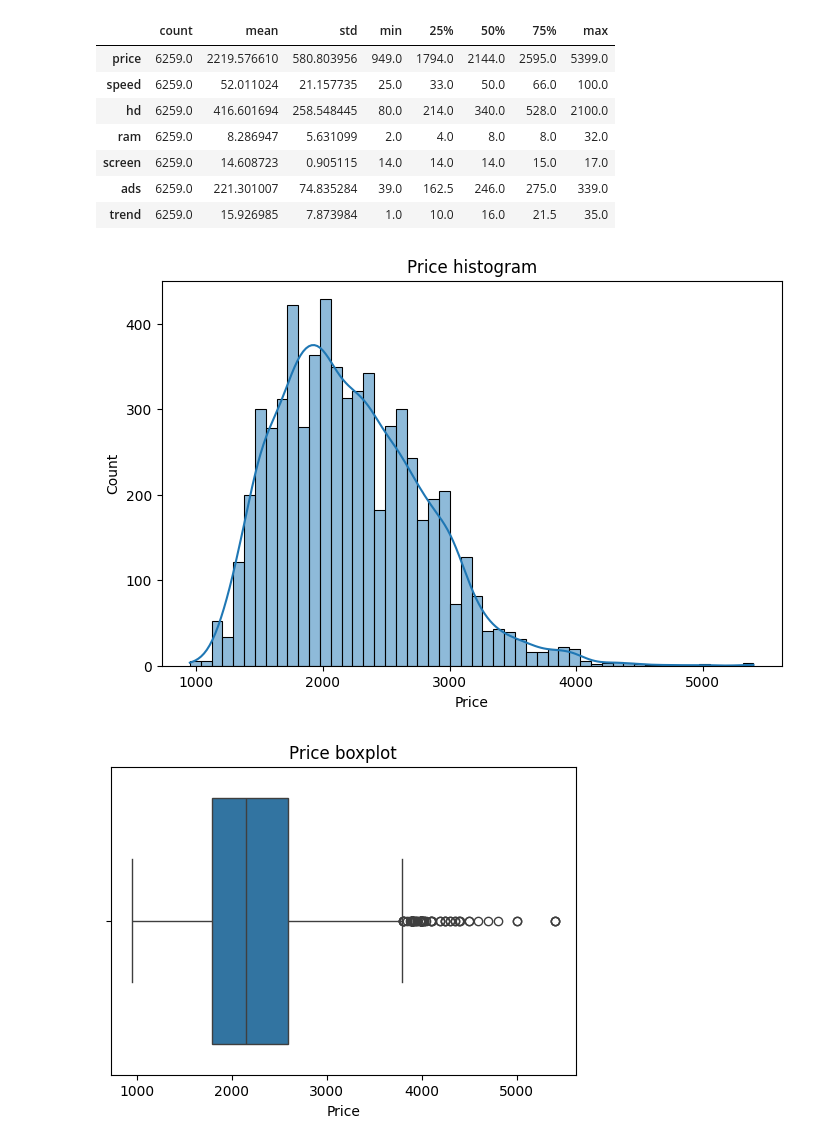
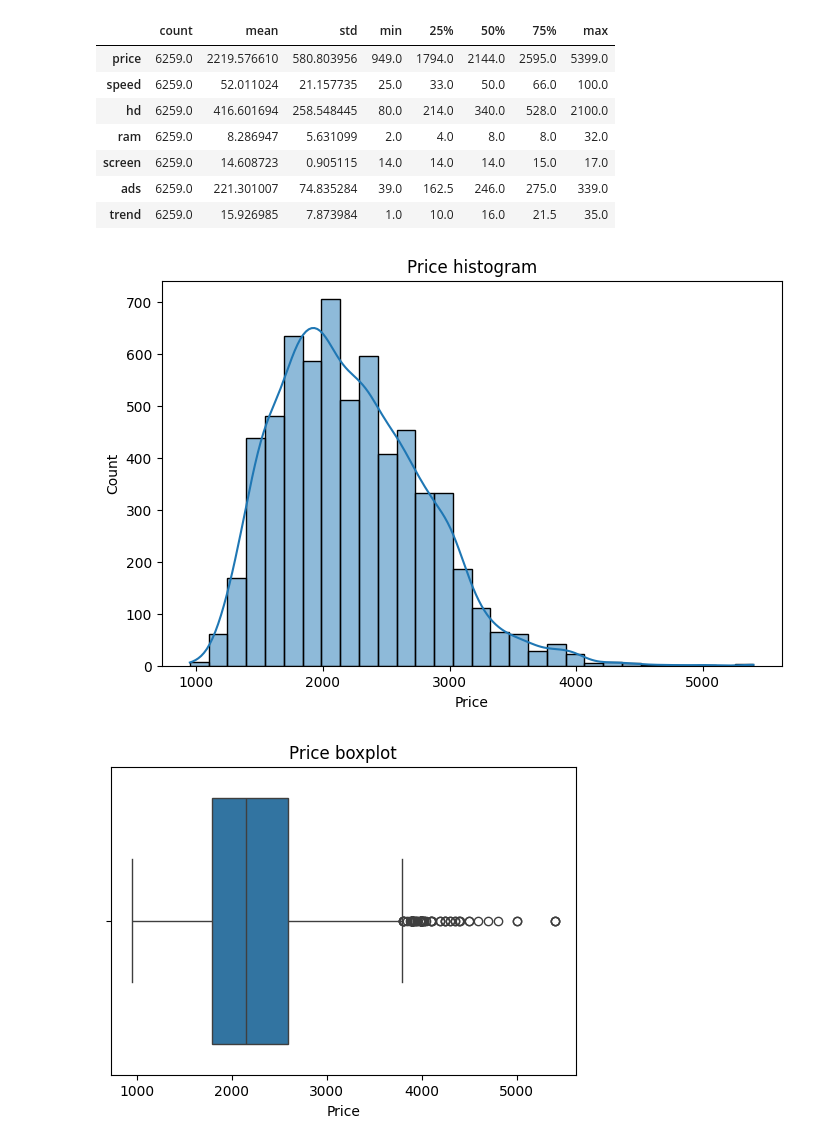
Before and after one commit to Devilstix/BIT_Data_analyst, a Jupyter notebook: 05_regressions/01_lesson/01_EDA_assignments.ipynb, the cells around one changed output. Cells and saved outputs as stored; diff of their text form; code cells hidden in the pictures.

```diff
--- a/05_regressions/01_lesson/01_EDA_assignments.ipynb
+++ b/05_regressions/01_lesson/01_EDA_assignments.ipynb
@@ -35,13 +35,13 @@ computers.describe().T
 | trend | 6259.0 | 15.926985 | 7.873984 | 1.0 | 10.0 | 16.0 | 21.5 | 35.0 |
 # %%
 plt.figure(figsize=(8,5))
-sns.histplot(computers["price"], kde=True)
+sns.histplot(computers["price"], bins=30, kde=True)
 plt.title("Price histogram")
 plt.xlabel("Price")
 plt.ylabel("Count")
 plt.show()
 # %% [output]
-[figure, old version]
+[figure, new version]
 # %%
 plt.figure(figsize=(6,4))
 sns.boxplot(x=computers["price"])
```
Also changed, not shown: parts of 4 cells of this notebook, 3 other files.
